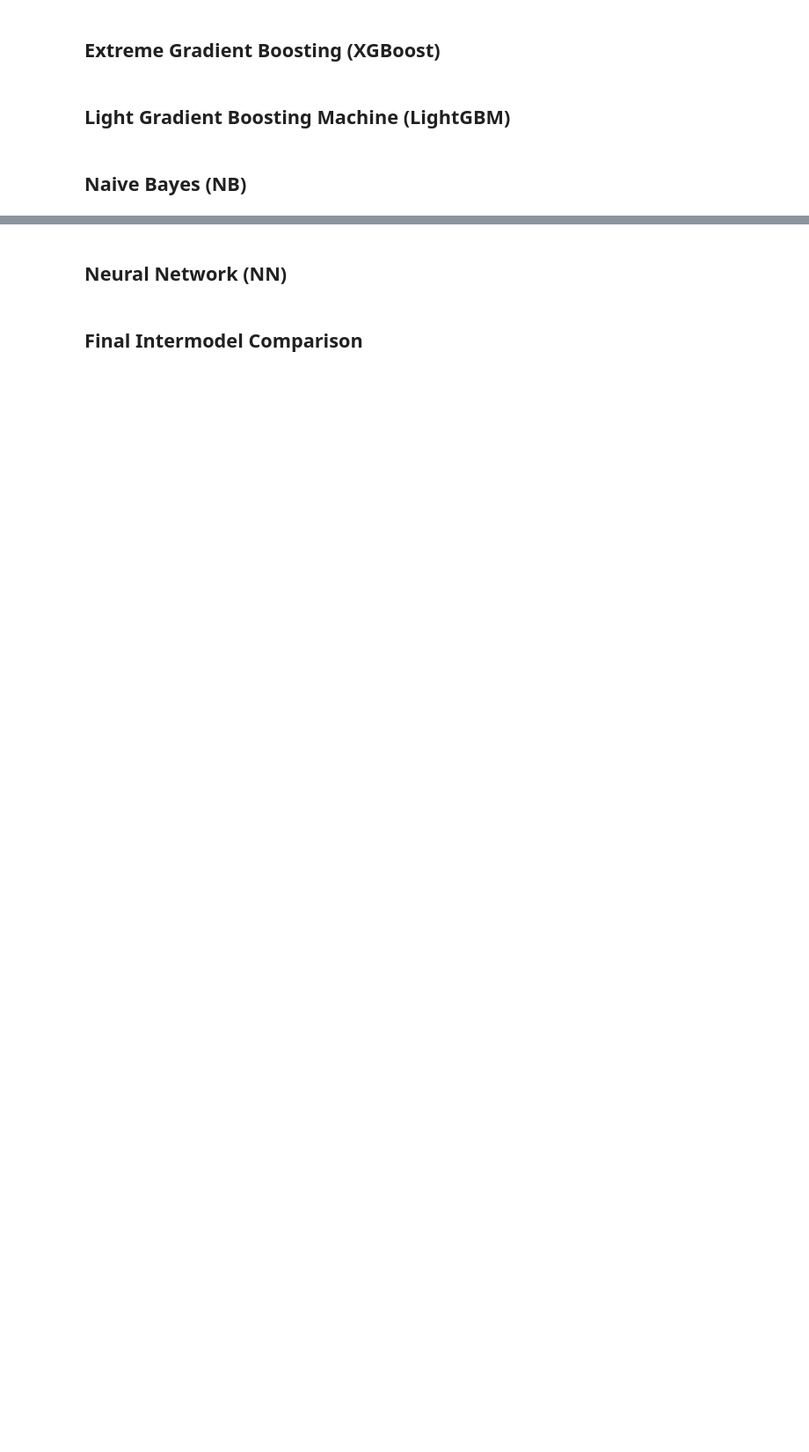
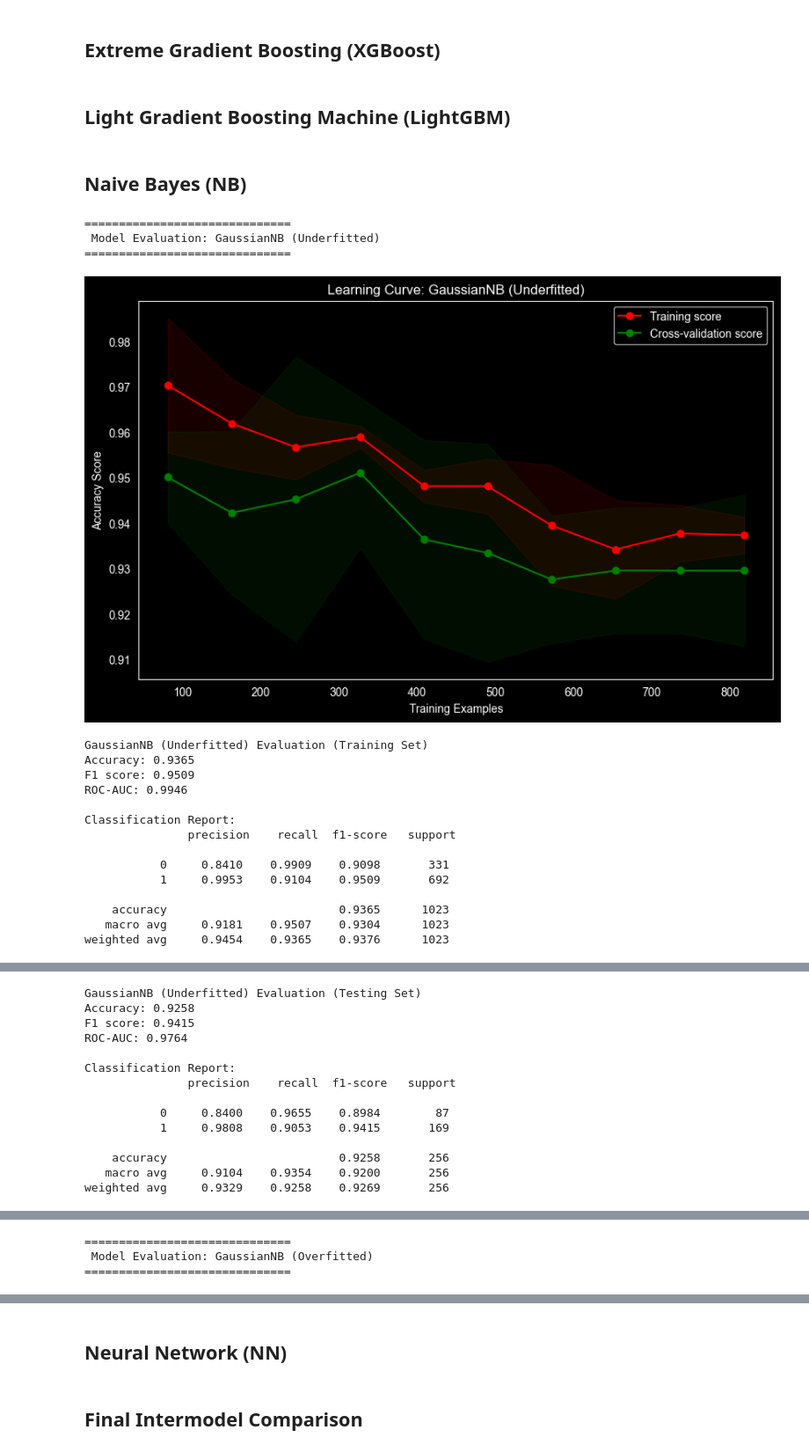
Before and after one commit to hazhalim/dmw-group-project, a Jupyter notebook: WIE3007_Group_Project_Group_11.ipynb, the cells around one changed output, grey strips where cells are left out. Shown at 88% size. Cells and saved outputs as stored; diff of their text form; code cells hidden in the pictures; blank space fills up the shorter version.

Commit message:
Added model evaluation for Naive Bayes

```diff
--- a/WIE3007_Group_Project_Group_11.ipynb
+++ b/WIE3007_Group_Project_Group_11.ipynb
@@ -1653,3 +1653,24 @@ The GradientBoostingClassifier is **highly effective** and ready for a "Champion
 ## **Light Gradient Boosting Machine (LightGBM)**
 # %% [markdown]
 ## **Naive Bayes (NB)**
+# %%
+run_model_suite(underfit_nb, overfit_nb, best_nb, X_train_scaled, X_test_scaled, y_train, y_test, "GaussianNB")
+# %% [output]
+==============================
+ Model Evaluation: GaussianNB (Underfitted)
+==============================
+[figure, added]
+GaussianNB (Underfitted) Evaluation (Training Set)
+Accuracy: 0.9365
+F1 score: 0.9509
+ROC-AUC: 0.9946
+
+Classification Report:
+               precision    recall  f1-score   support
+
+           0     0.8410    0.9909    0.9098       331
+           1     0.9953    0.9104    0.9509       692
+
+    accuracy                         0.9365      1023
+   macro avg     0.9181    0.9507    0.9304      1023
+weighted avg     0.9454    0.9365    0.9376      1023
@@ -1655,0 +1678,14 @@ The GradientBoostingClassifier is **highly effective** and ready for a "Champion
+GaussianNB (Underfitted) Evaluation (Testing Set)
+Accuracy: 0.9258
+F1 score: 0.9415
+ROC-AUC: 0.9764
+
+Classification Report:
+               precision    recall  f1-score   support
+
+           0     0.8400    0.9655    0.8984        87
+           1     0.9808    0.9053    0.9415       169
+
+    accuracy                         0.9258       256
+   macro avg     0.9104    0.9354    0.9200       256
+weighted avg     0.9329    0.9258    0.9269       256
@@ -1655,0 +1693,3 @@ The GradientBoostingClassifier is **highly effective** and ready for a "Champion
+==============================
+ Model Evaluation: GaussianNB (Overfitted)
+==============================
```
Also changed, not shown: parts of 2 cells of this notebook.
